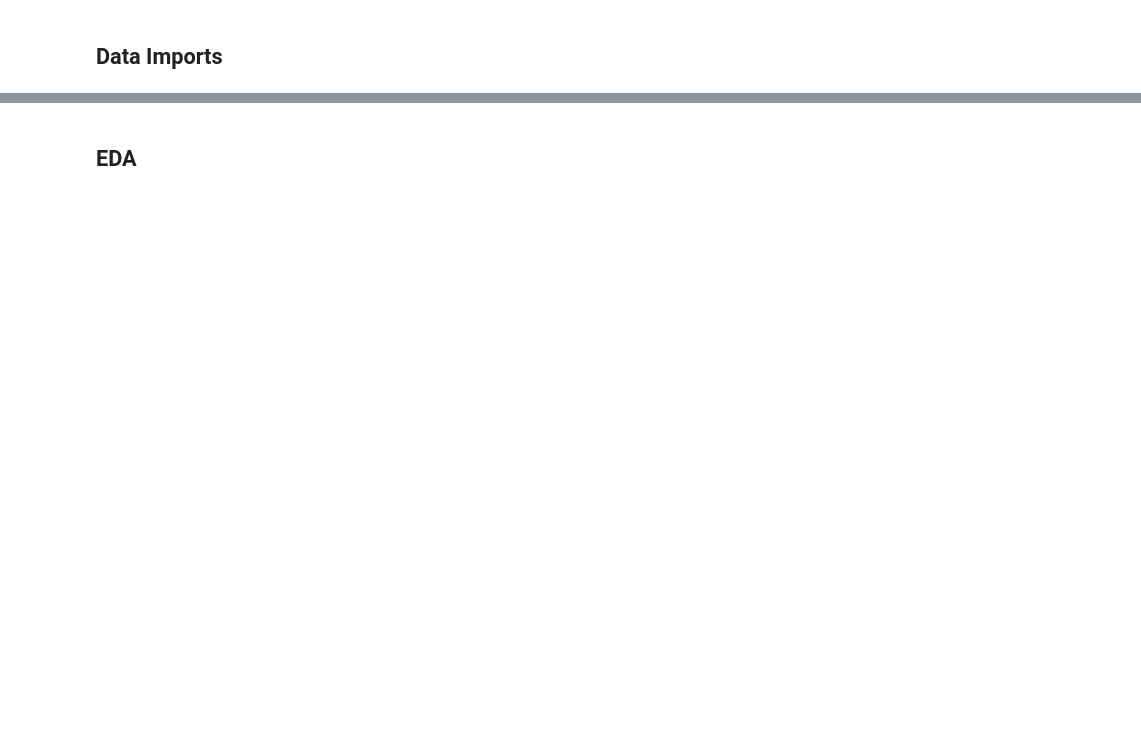
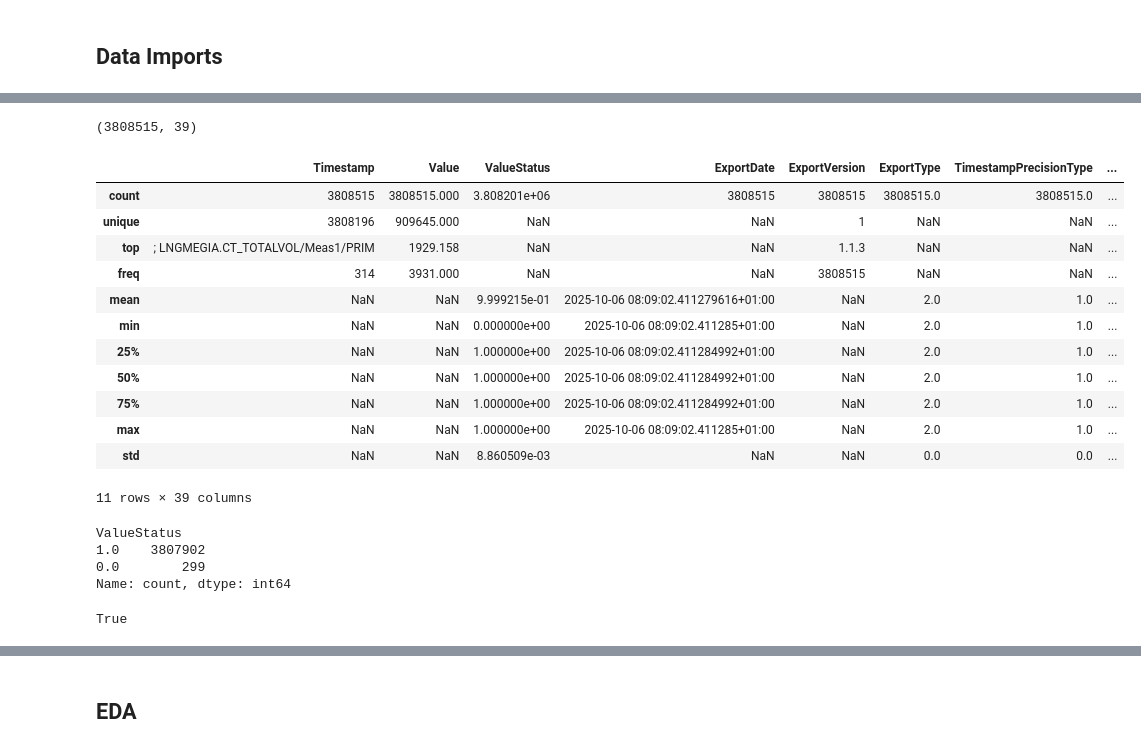
Before and after one commit to ayayasminebelloum/vessel_IQ, a Jupyter notebook: data_curation.ipynb, the cells around one changed output, grey strips where cells are left out. Drawn from its saved outputs; the diff is of its cells as text; code cells hidden in the pictures; blank space fills up the shorter version.

```diff
--- a/data_curation.ipynb
+++ b/data_curation.ipynb
@@ -53,0 +339,31 @@ plt.style.use("seaborn-v0_8-whitegrid")
+# %%
+print(df.shape)
+# %% [output]
+(3808515, 39)
+# %%
+df.describe(include='all')
+# %% [output]
+|  | Timestamp | Value | ValueStatus | ExportDate | ExportVersion | ExportType | TimestampPrecisionType | ... |
+| count | 3808515 | 3808515.000 | 3.808201e+06 | 3808515 | 3808515 | 3808515.0 | 3808515.0 | ... |
+| unique | 3808196 | 909645.000 | NaN | NaN | 1 | NaN | NaN | ... |
+| top | ; LNGMEGIA.CT_TOTALVOL/Meas1/PRIM | 1929.158 | NaN | NaN | 1.1.3 | NaN | NaN | ... |
+| freq | 314 | 3931.000 | NaN | NaN | 3808515 | NaN | NaN | ... |
+| mean | NaN | NaN | 9.999215e-01 | 2025-10-06 08:09:02.411279616+01:00 | NaN | 2.0 | 1.0 | ... |
+| min | NaN | NaN | 0.000000e+00 | 2025-10-06 08:09:02.411285+01:00 | NaN | 2.0 | 1.0 | ... |
+| 25% | NaN | NaN | 1.000000e+00 | 2025-10-06 08:09:02.411284992+01:00 | NaN | 2.0 | 1.0 | ... |
+| 50% | NaN | NaN | 1.000000e+00 | 2025-10-06 08:09:02.411284992+01:00 | NaN | 2.0 | 1.0 | ... |
+| 75% | NaN | NaN | 1.000000e+00 | 2025-10-06 08:09:02.411284992+01:00 | NaN | 2.0 | 1.0 | ... |
+| max | NaN | NaN | 1.000000e+00 | 2025-10-06 08:09:02.411285+01:00 | NaN | 2.0 | 1.0 | ... |
+| std | NaN | NaN | 8.860509e-03 | NaN | NaN | 0.0 | 0.0 | ... |
+11 rows × 39 columns
+# %%
+print(df['ValueStatus'].value_counts())
+# %% [output]
+ValueStatus
+1.0    3807902
+0.0        299
+Name: count, dtype: int64
+# %%
+print(df['Timestamp'].is_monotonic_increasing)
+# %% [output]
+True
```
Also changed, not shown: parts of 40 cells of this notebook, 2 other files.
